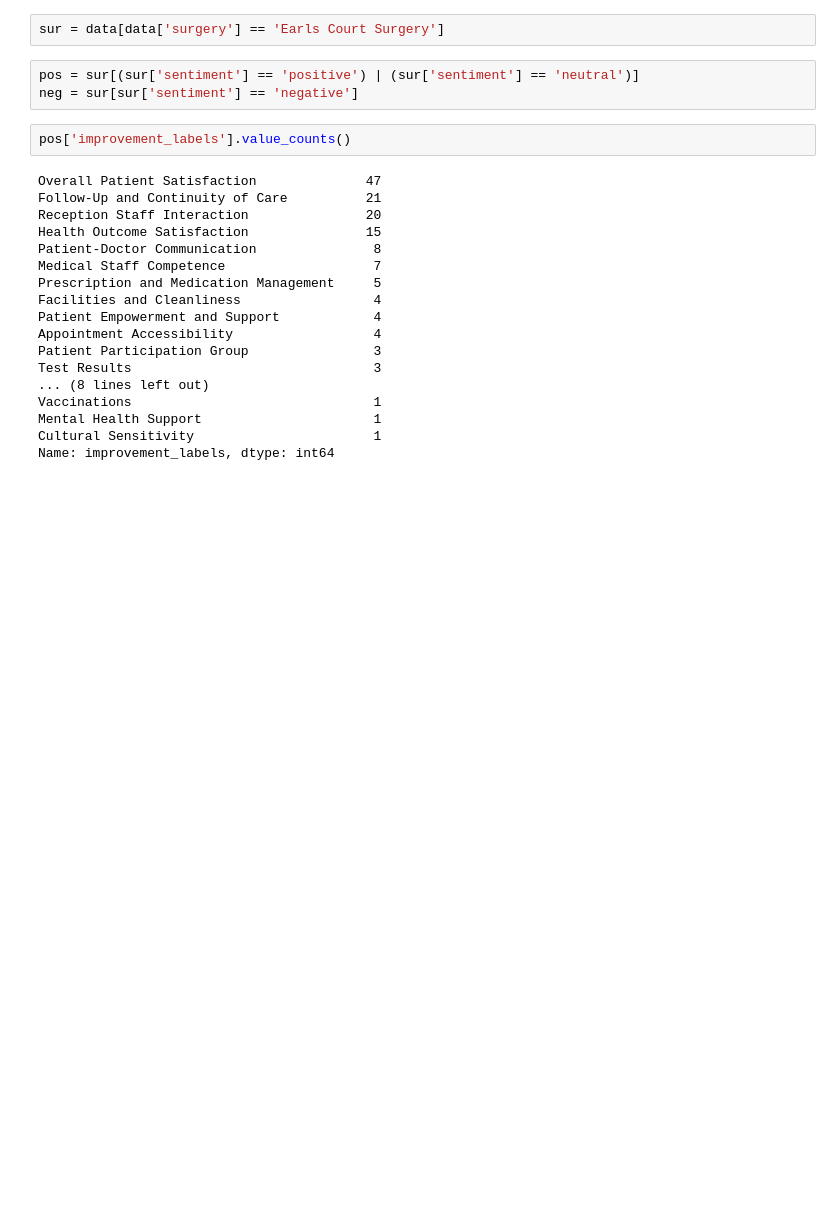
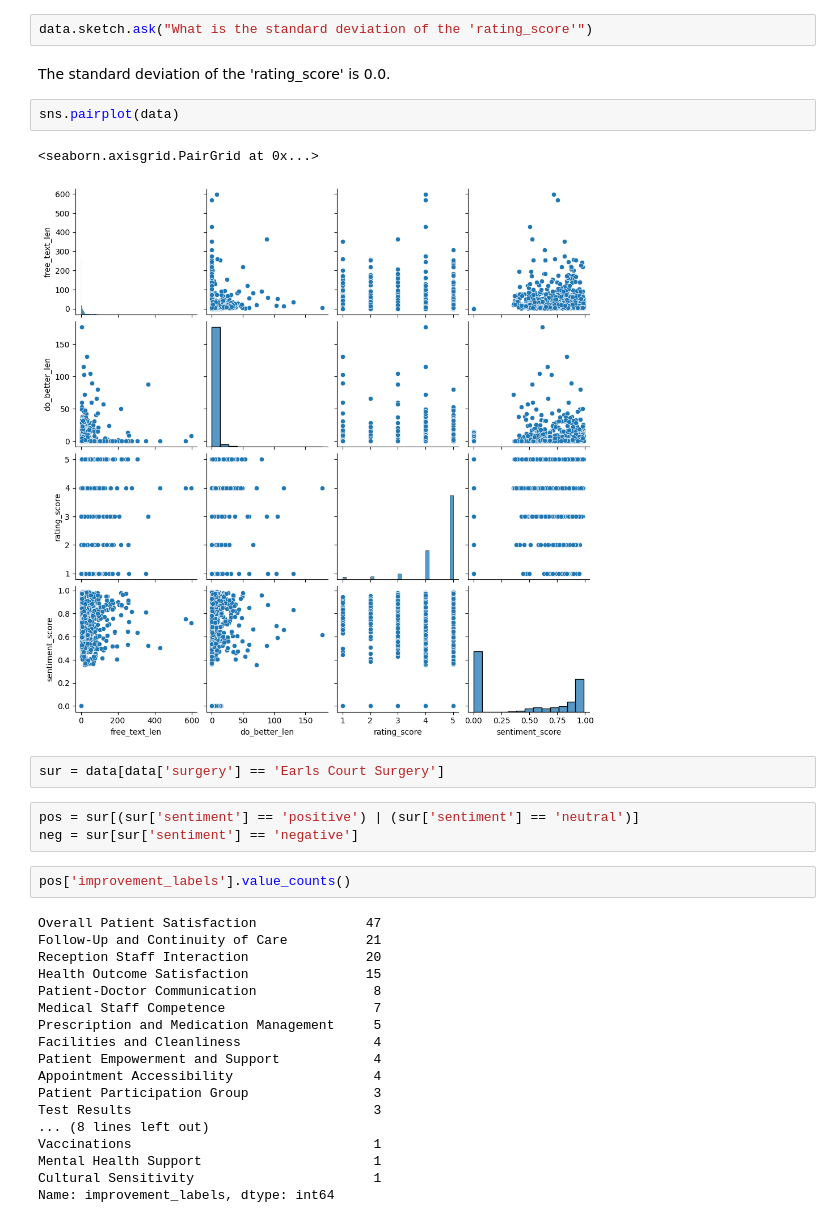
Before and after one commit to janduplessis883/friends-and-family-test-analysis, a Jupyter notebook: notebooks/Untitled4.ipynb, the cells around one changed output. Drawn from its saved outputs; the diff is of its cells as text; blank space fills up the shorter version.

```diff
--- a/notebooks/Untitled4.ipynb
+++ b/notebooks/Untitled4.ipynb
@@ -19,3 +16,12 @@ data.head(2)
+# %%
+data.sketch.ask("What is the standard deviation of the 'rating_score'")
+# %% [output]
+The standard deviation of the 'rating_score' is 0.0.
+# %%
+sns.pairplot(data)
+# %% [output]
+<seaborn.axisgrid.PairGrid at 0x...>
+[figure, added]
 # %%
 sur = data[data['surgery'] == 'Earls Court Surgery']
 # %%
```
Also changed, not shown: parts of 5 cells of this notebook, 1 other file.
